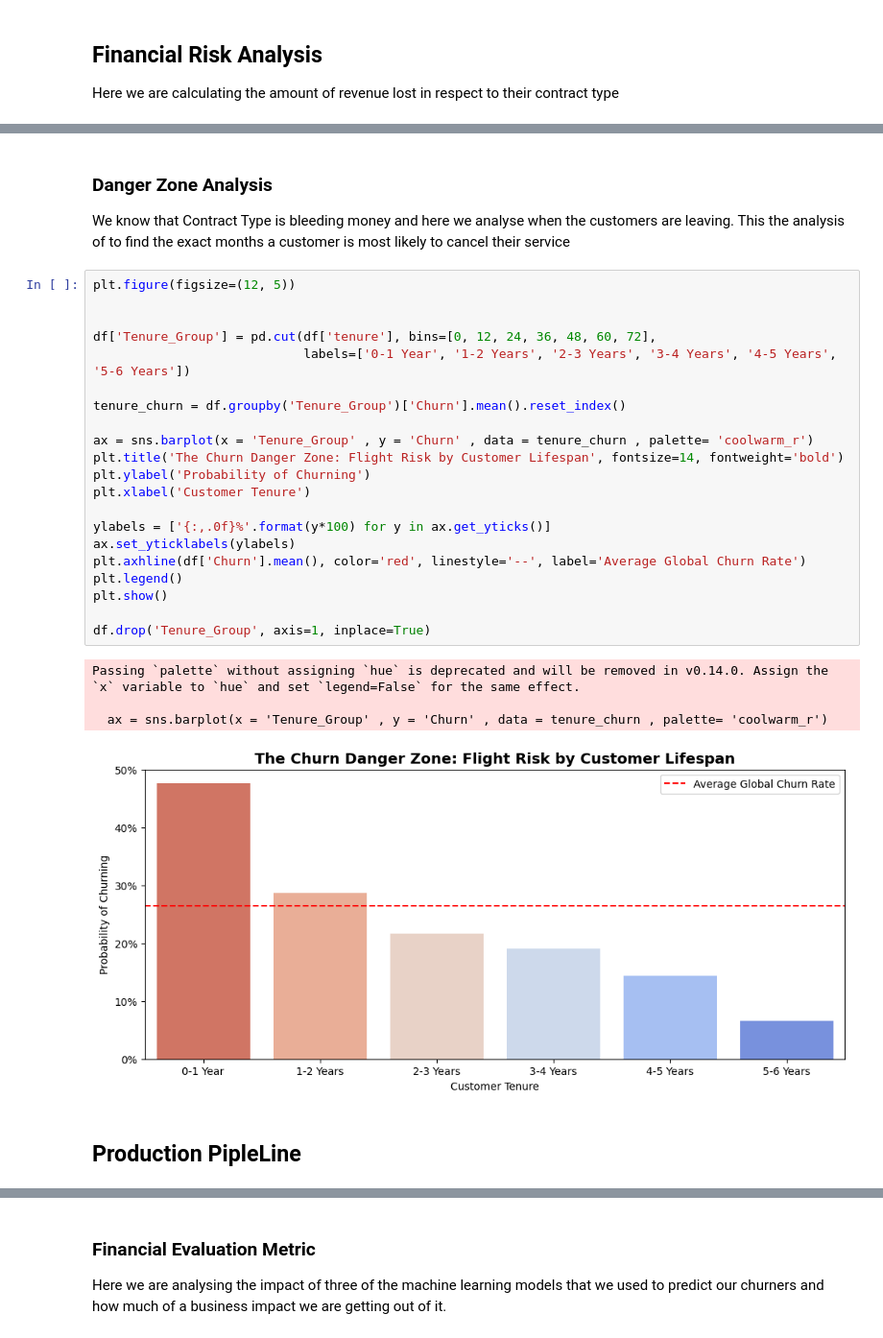
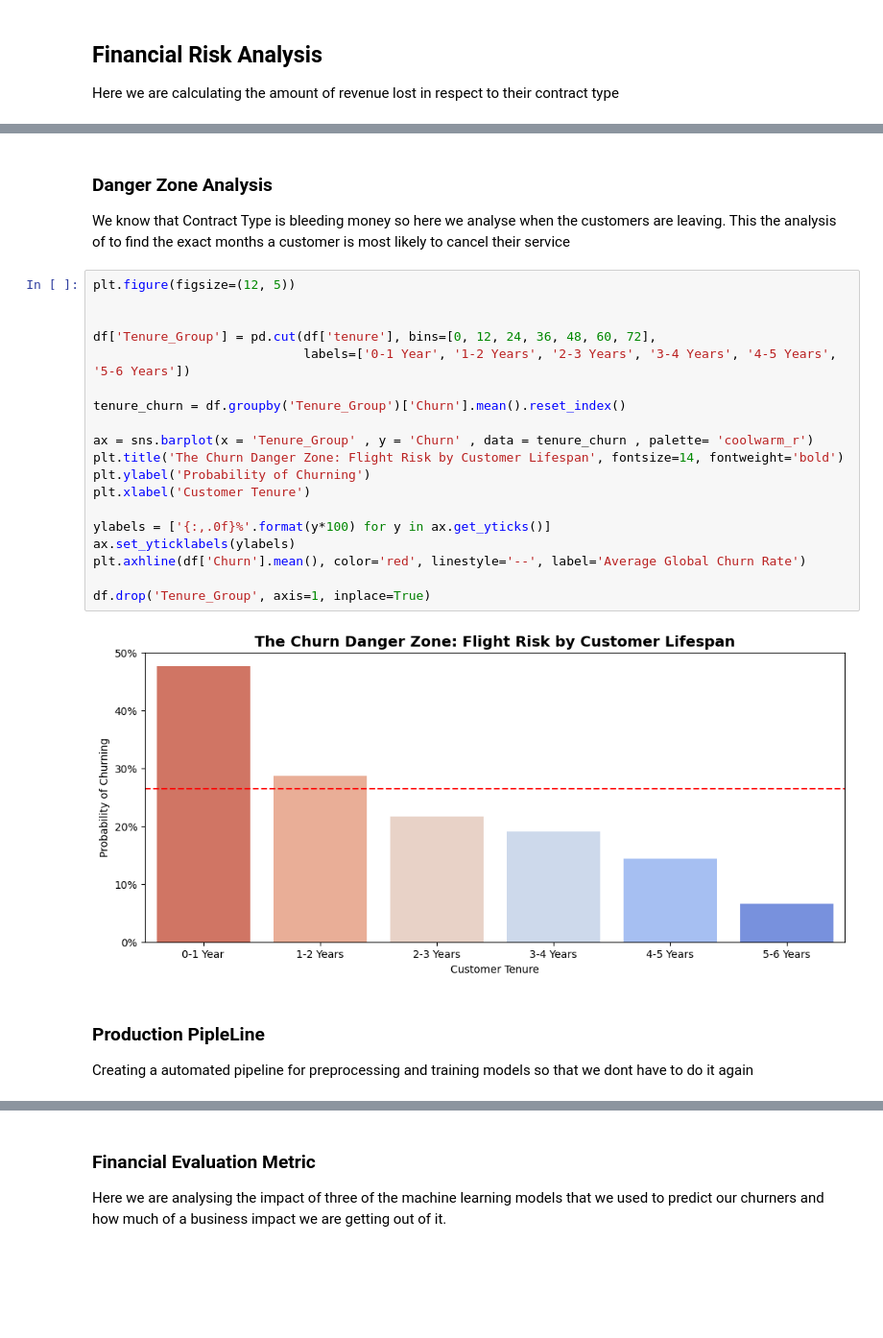
Before and after one commit to AshvinAA/ArtificialIntelligence, a Jupyter notebook: ChurnPredictionModel/model.ipynb, the cells around one changed output, grey strips where cells are left out. Shown at 96% size. Drawn from its saved outputs; the diff is of its cells as text; blank space fills up the shorter version.

```diff
--- a/ChurnPredictionModel/model.ipynb
+++ b/ChurnPredictionModel/model.ipynb
@@ -74,35 +66,32 @@ Month-to-month   $1,927,182.25
 # %% [markdown]
 ### Danger Zone Analysis
 
-We know that Contract Type is bleeding money and here we analyse when the customers are leaving. This the analysis of to find the exact months a customer is most likely to cancel their service
+We know that Contract Type is bleeding money so here we analyse when the customers are leaving. This the analysis of to find the exact months a customer is most likely to cancel their service
 # %%
 plt.figure(figsize=(12, 5))
 
 
 df['Tenure_Group'] = pd.cut(df['tenure'], bins=[0, 12, 24, 36, 48, 60, 72],
                             labels=['0-1 Year', '1-2 Years', '2-3 Years', '3-4 Years', '4-5 Years', '5-6 Years'])
 
 tenure_churn = df.groupby('Tenure_Group')['Churn'].mean().reset_index()
 
 ax = sns.barplot(x = 'Tenure_Group' , y = 'Churn' , data = tenure_churn , palette= 'coolwarm_r')
 plt.title('The Churn Danger Zone: Flight Risk by Customer Lifespan', fontsize=14, fontweight='bold')
 plt.ylabel('Probability of Churning')
 plt.xlabel('Customer Tenure')
 
 ylabels = ['{:,.0f}%'.format(y*100) for y in ax.get_yticks()]
 ax.set_yticklabels(ylabels)
 plt.axhline(df['Churn'].mean(), color='red', linestyle='--', label='Average Global Churn Rate')
-plt.legend()
-plt.show()
 
 df.drop('Tenure_Group', axis=1, inplace=True)
 # %% [output]
-Passing `palette` without assigning `hue` is deprecated and will be removed in v0.14.0. Assign the `x` variable to `hue` and set `legend=False` for the same effect.
-
-  ax = sns.barplot(x = 'Tenure_Group' , y = 'Churn' , data = tenure_churn , palette= 'coolwarm_r')
-[figure, old version]
+[figure, new version]
 # %% [markdown]
-## Production PipleLine
+### Production PipleLine
+
+Creating a automated pipeline for preprocessing and training models so that we dont have to do it again
 # %%
 X = df.drop(['customerID' , 'Churn'] , axis = 1)
 y = df['Churn']
```
Also changed, not shown: parts of 6 cells of this notebook.
